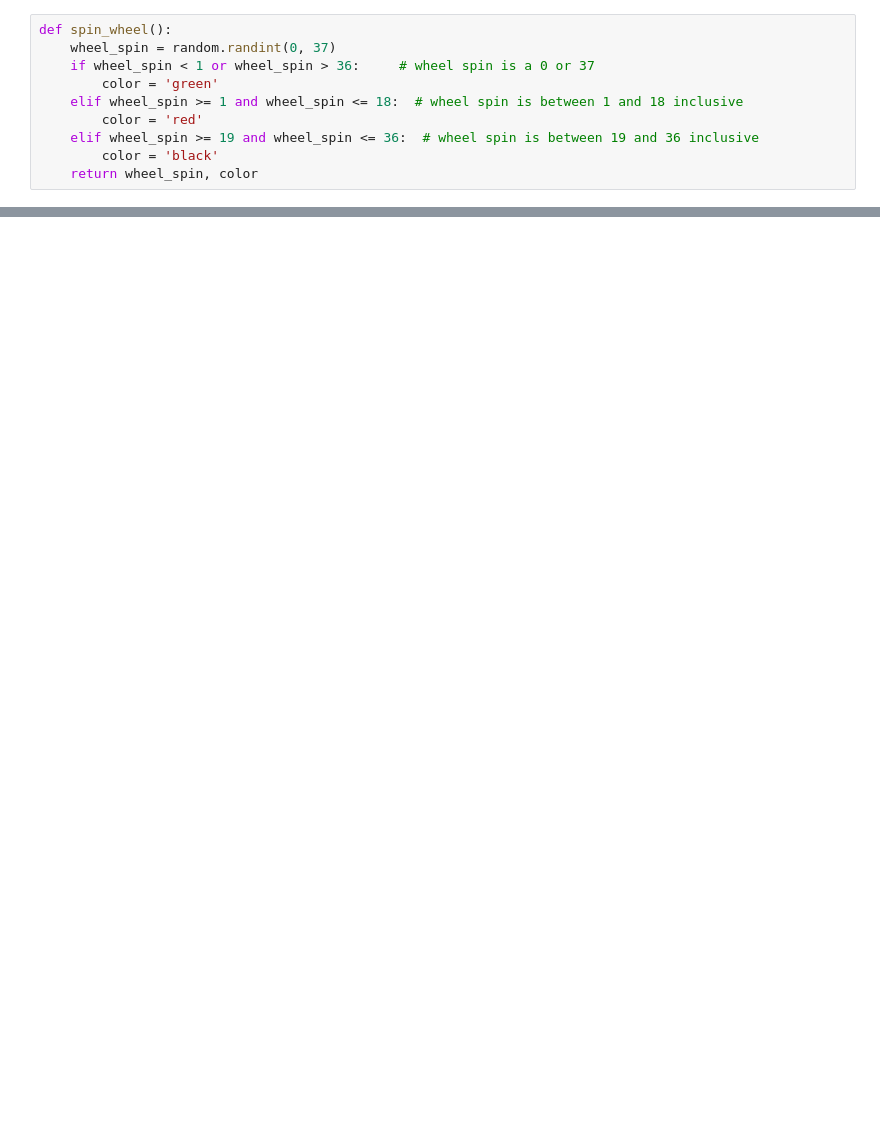
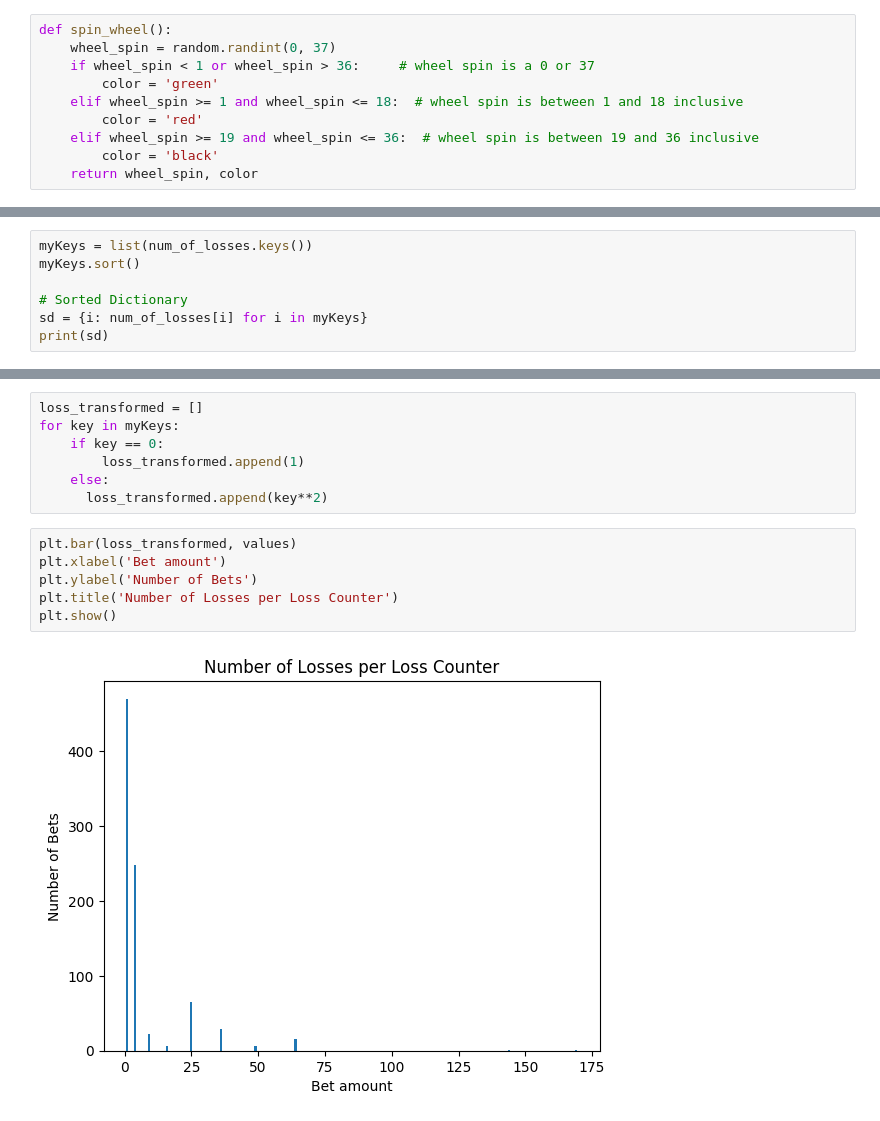
Before and after one commit to michaeledge27/mathModeling, a Jupyter notebook: projects/gamblingSystem.ipynb, the cells around one changed output, grey strips where cells are left out. Saved outputs shown, nothing was run; the diff lists cells and outputs as text; blank space fills up the shorter version.

```diff
--- a/projects/gamblingSystem.ipynb
+++ b/projects/gamblingSystem.ipynb
@@ -57,0 +110,7 @@ bet_on('red', 1, 10)
+# %%
+myKeys = list(num_of_losses.keys())
+myKeys.sort()
+
+# Sorted Dictionary
+sd = {i: num_of_losses[i] for i in myKeys}
+print(sd)
@@ -57,0 +134,15 @@ bet_on('red', 1, 10)
+# %%
+loss_transformed = []
+for key in myKeys:
+    if key == 0:
+        loss_transformed.append(1)
+    else:
+      loss_transformed.append(key**2)
+# %%
+plt.bar(loss_transformed, values)
+plt.xlabel('Bet amount')
+plt.ylabel('Number of Bets')
+plt.title('Number of Losses per Loss Counter')
+plt.show()
+# %% [output]
+[figure, added]
```
Also changed, not shown: parts of 15 cells of this notebook.
